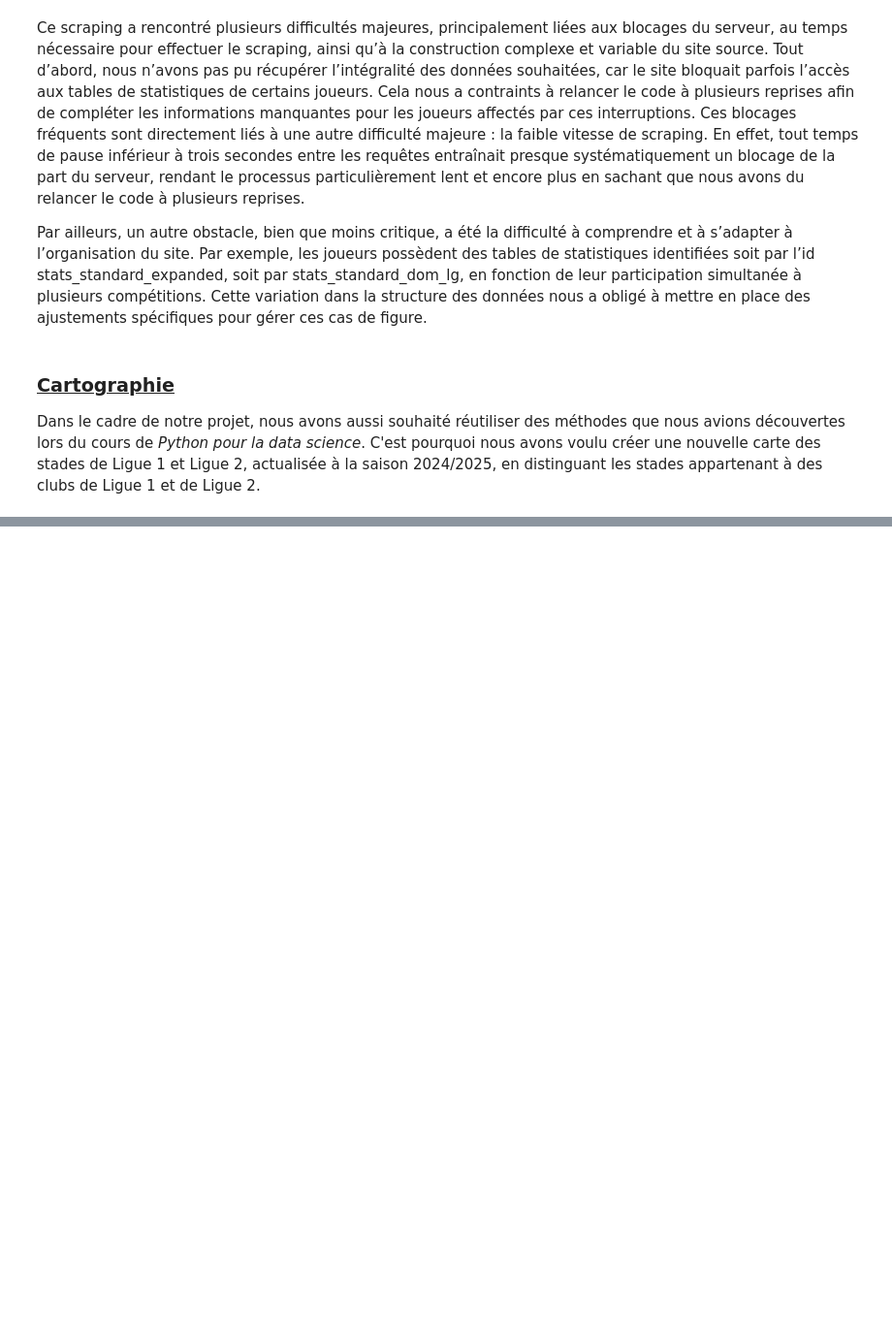
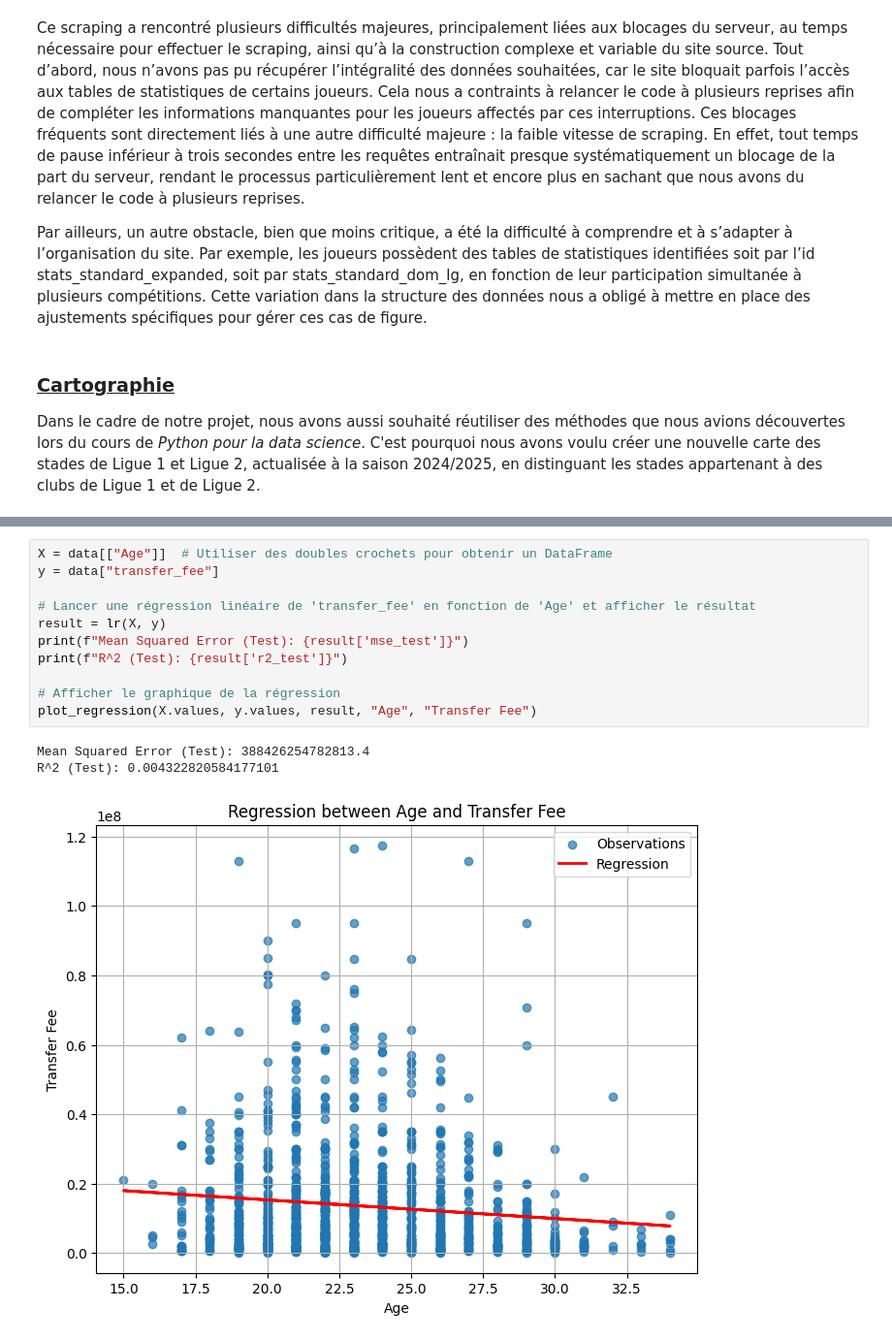
Before and after one commit to romandb21/ModelingFootballValue, a Jupyter notebook: rapport.ipynb, the cells around one changed output, grey strips where cells are left out. Shown at 97% size. Saved outputs shown, nothing was run; the diff lists cells and outputs as text; blank space fills up the shorter version.

```diff
--- a/rapport.ipynb
+++ b/rapport.ipynb
@@ -795,0 +955,15 @@ Il s'agit désormais d'utiliser les données que nous avons récupérées afin d
+# %%
+X = data[["Age"]]  # Utiliser des doubles crochets pour obtenir un DataFrame
+y = data["transfer_fee"]
+
+# Lancer une régression linéaire de 'transfer_fee' en fonction de 'Age' et afficher le résultat
+result = lr(X, y)
+print(f"Mean Squared Error (Test): {result['mse_test']}")
+print(f"R^2 (Test): {result['r2_test']}")
+
+# Afficher le graphique de la régression
+plot_regression(X.values, y.values, result, "Age", "Transfer Fee")
+# %% [output]
+Mean Squared Error (Test): 388426254782813.4
+R^2 (Test): 0.004322820584177101
+[figure, added]
```
Also changed, not shown: parts of 25 cells of this notebook, 1 other file.
